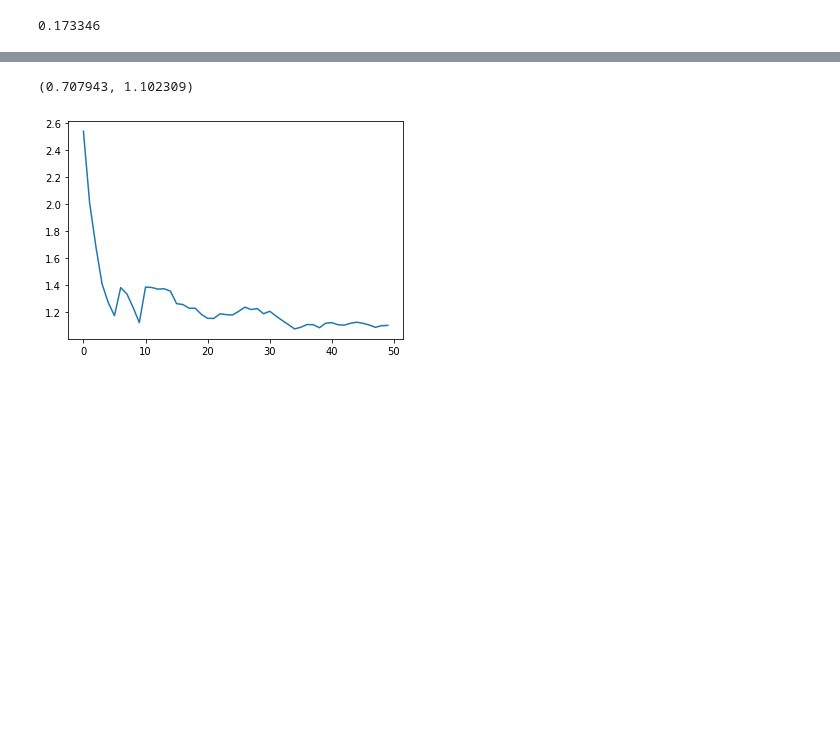
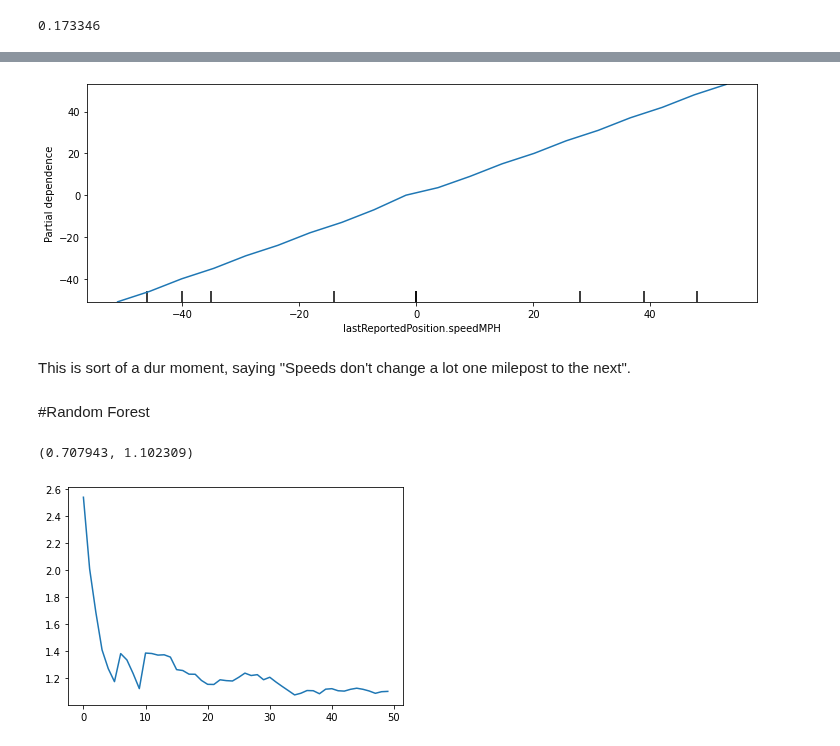
Before and after one commit to swicklund/hackathon, a Jupyter notebook: MLModel1.ipynb, the cells around one changed output, grey strips where cells are left out. Drawn from its saved outputs; the diff is of its cells as text; code cells hidden in the pictures; blank space fills up the shorter version.

```diff
--- a/MLModel1.ipynb
+++ b/MLModel1.ipynb
@@ -346,3 +372,15 @@ Our first result! It appears the previous speed is so haevily influencing the ne
+# %%
+from sklearn.inspection import plot_partial_dependence
+
+fig,ax = plt.subplots(figsize=(12, 4))
+plot_partial_dependence(m, xs, ['lastReportedPosition.speedMPH'],
+                        grid_resolution=20, ax=ax);
+# %% [output]
+[figure, added]
+# %% [markdown]
+This is sort of a dur moment, saying "Speeds don't change a lot one milepost to the next".
+# %% [markdown]
+#Random Forest
 # %%
 def randomForest(xs, y, n_estimators=50, max_samples=1500,
        max_features=0.6, min_samples_leaf=5, **kwargs):
```
Also changed, not shown: parts of 9 cells of this notebook.
